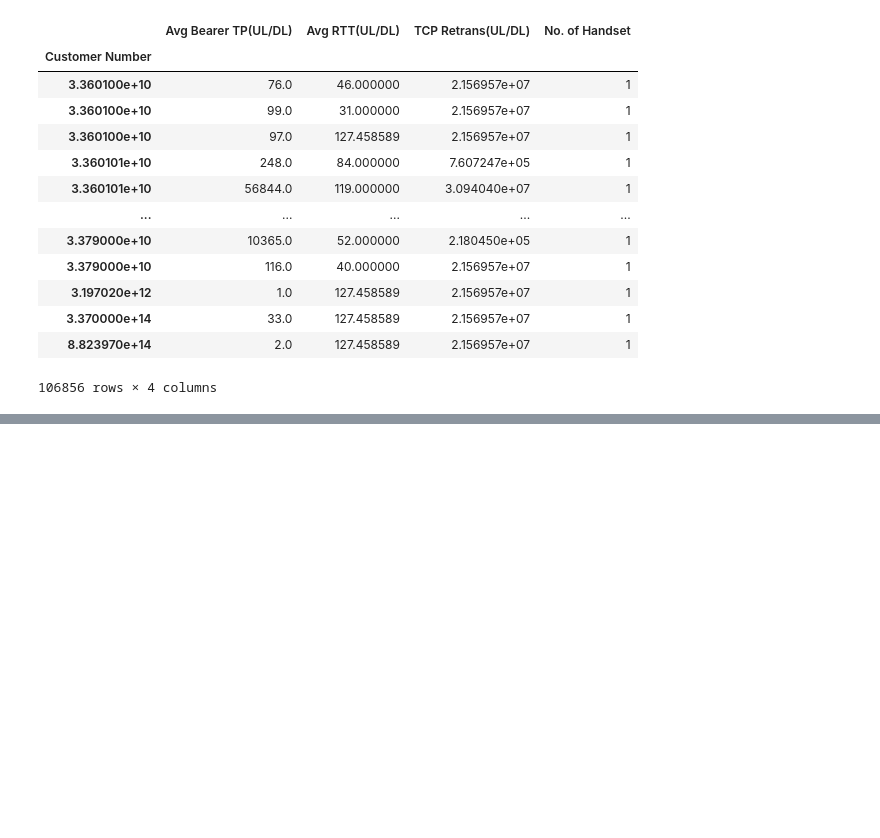
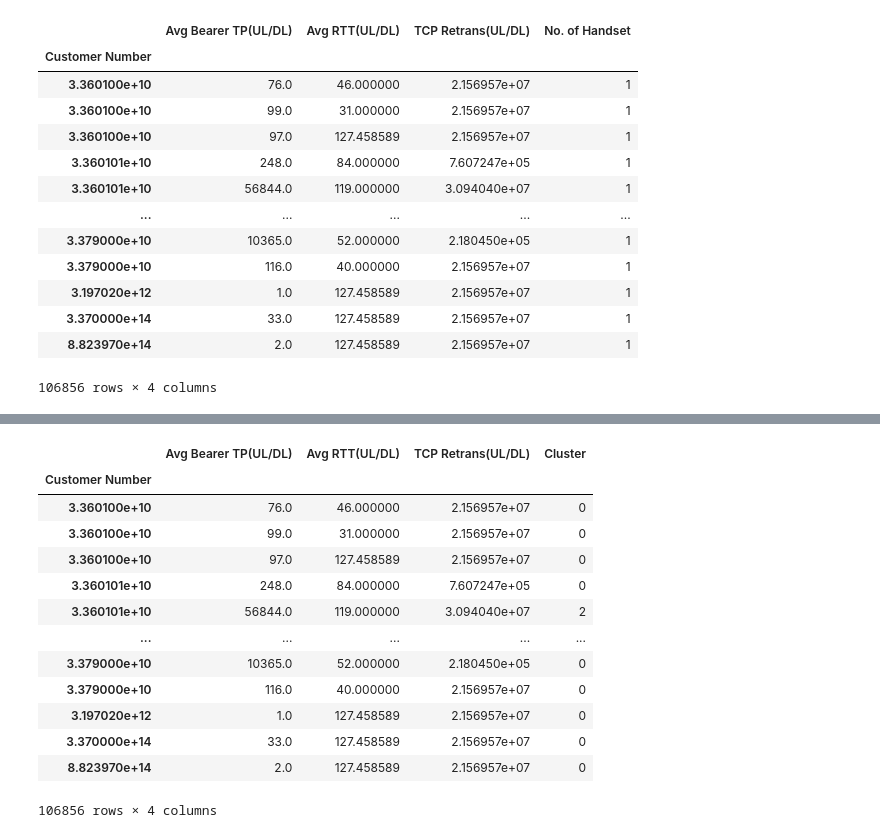
Before and after one commit to sel6/TellCo_Data_Analysis, a Jupyter notebook: notebooks/user_experience.ipynb, the cells around one changed output, grey strips where cells are left out. Cells and saved outputs as stored; diff of their text form; code cells hidden in the pictures; blank space fills up the shorter version.

```diff
--- a/notebooks/user_experience.ipynb
+++ b/notebooks/user_experience.ipynb
@@ -161,0 +162,26 @@ Customer Number
+# %%
+from sklearn.cluster import KMeans
+x = usr_expr[['Avg Bearer TP(UL/DL)','Avg RTT(UL/DL)', 'TCP Retrans(UL/DL)']].values.astype(float)
+min_max = preprocessing.MinMaxScaler()
+x_scaled = min_max.fit_transform(x)
+normalized = pd.DataFrame(x_scaled,columns=['Avg Bearer TP(UL/DL)','Avg RTT(UL/DL)', 'TCP Retrans(UL/DL)'])
+KMean_clust= KMeans(n_clusters=3, init='k-means++',max_iter=1000)
+KMean_clust.fit(normalized)
+metric=usr_expr[['Avg Bearer TP(UL/DL)','Avg RTT(UL/DL)', 'TCP Retrans(UL/DL)']]
+metric['Cluster']=KMean_clust.labels_
+metric
+# %% [output]
+|  | Avg Bearer TP(UL/DL) | Avg RTT(UL/DL) | TCP Retrans(UL/DL) | Cluster |
+| Customer Number |  |  |  |  |
+| 3.360100e+10 | 76.0 | 46.000000 | 2.156957e+07 | 0 |
+| 3.360100e+10 | 99.0 | 31.000000 | 2.156957e+07 | 0 |
+| 3.360100e+10 | 97.0 | 127.458589 | 2.156957e+07 | 0 |
+| 3.360101e+10 | 248.0 | 84.000000 | 7.607247e+05 | 0 |
+| 3.360101e+10 | 56844.0 | 119.000000 | 3.094040e+07 | 2 |
+| ... | ... | ... | ... | ... |
+| 3.379000e+10 | 10365.0 | 52.000000 | 2.180450e+05 | 0 |
+| 3.379000e+10 | 116.0 | 40.000000 | 2.156957e+07 | 0 |
+| 3.197020e+12 | 1.0 | 127.458589 | 2.156957e+07 | 0 |
+| 3.370000e+14 | 33.0 | 127.458589 | 2.156957e+07 | 0 |
+| 8.823970e+14 | 2.0 | 127.458589 | 2.156957e+07 | 0 |
+106856 rows × 4 columns
```
Also changed, not shown: parts of 4 cells of this notebook.
